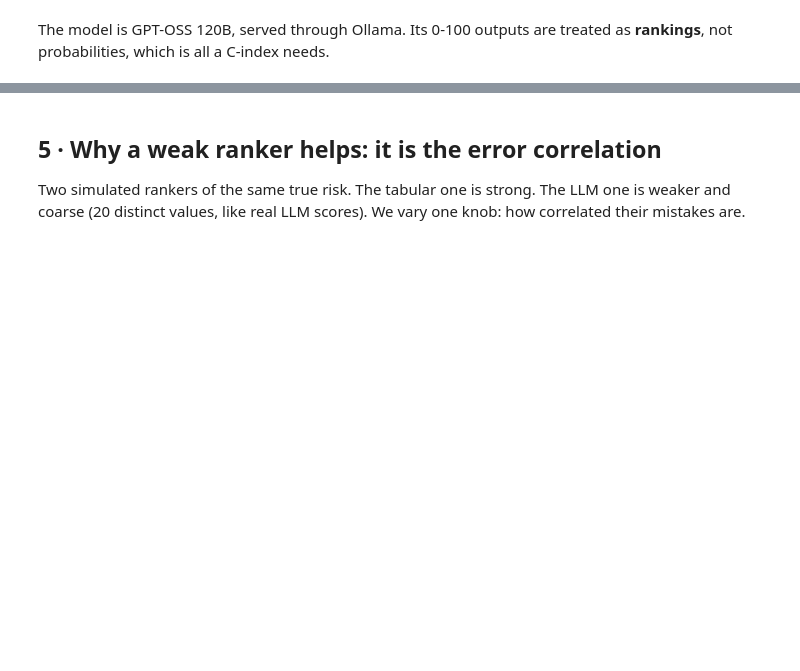
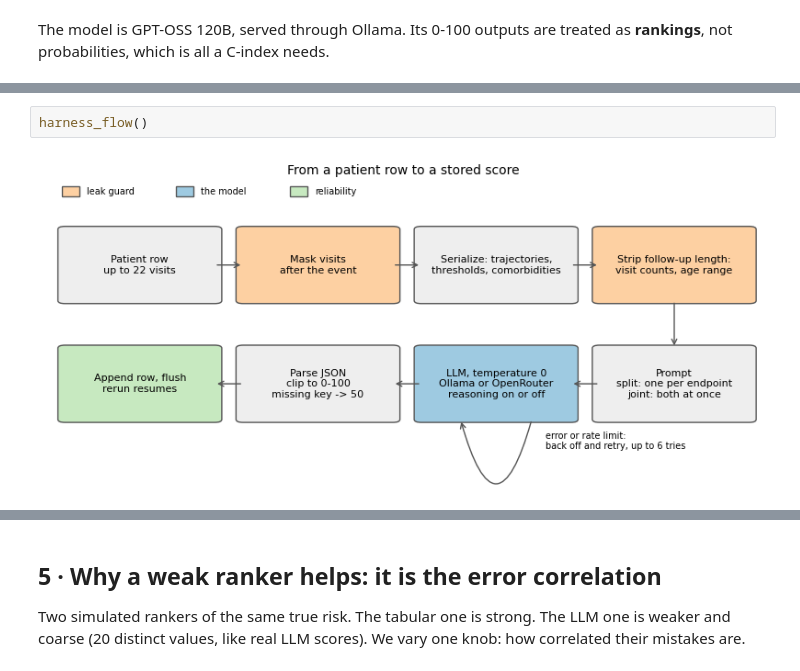
Before and after one commit to dronny111/annitia, a Jupyter notebook: talk/annitia_talk.ipynb, the cells around one changed output, grey strips where cells are left out. Drawn from its saved outputs; the diff is of its cells as text; blank space fills up the shorter version.

```diff
--- a/talk/annitia_talk.ipynb
+++ b/talk/annitia_talk.ipynb
@@ -249,0 +310,4 @@ not probabilities, which is all a C-index needs.
+# %%
+harness_flow()
+# %% [output]
+[figure, added]
```
Also changed, not shown: parts of 10 cells of this notebook, 5 other files.
